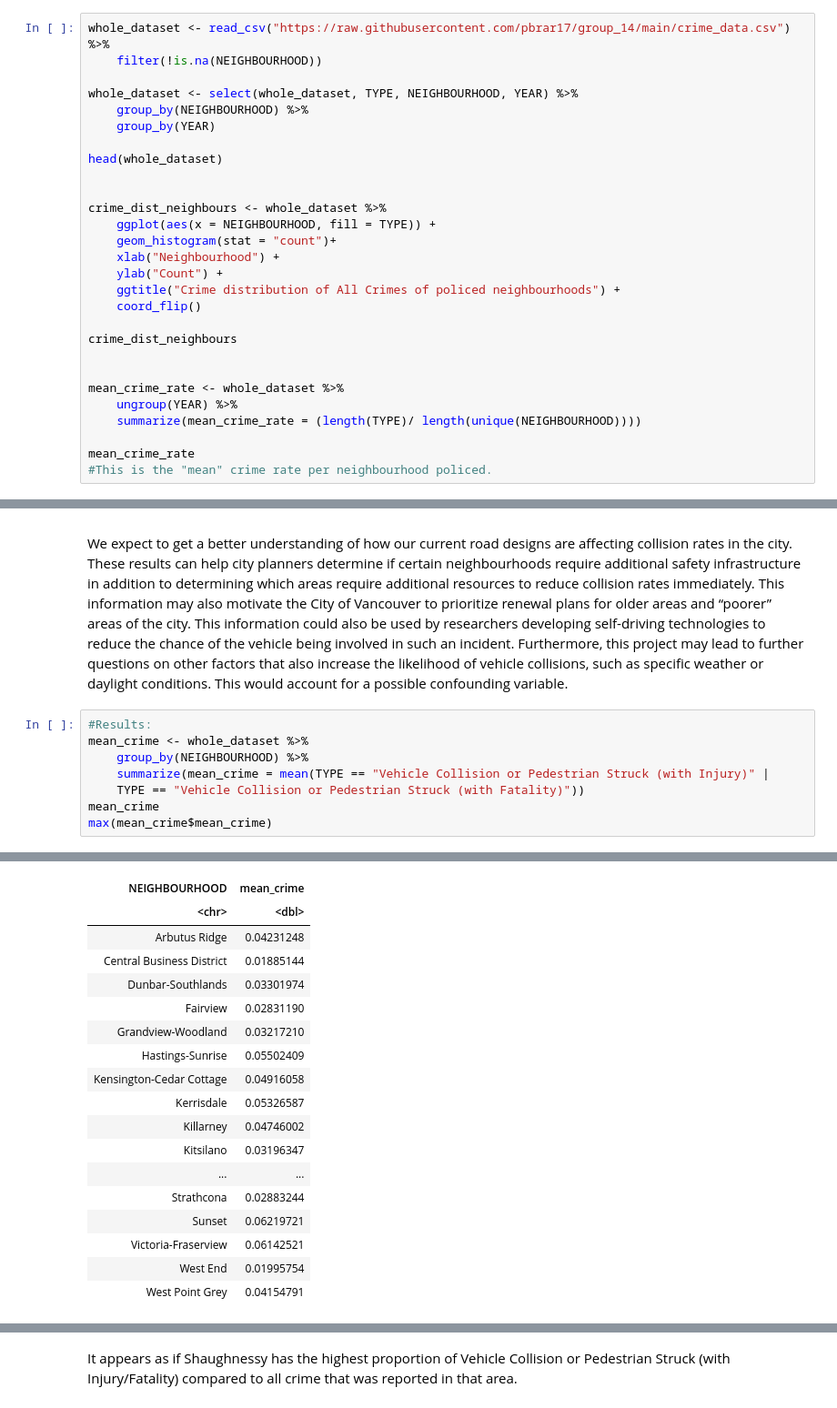
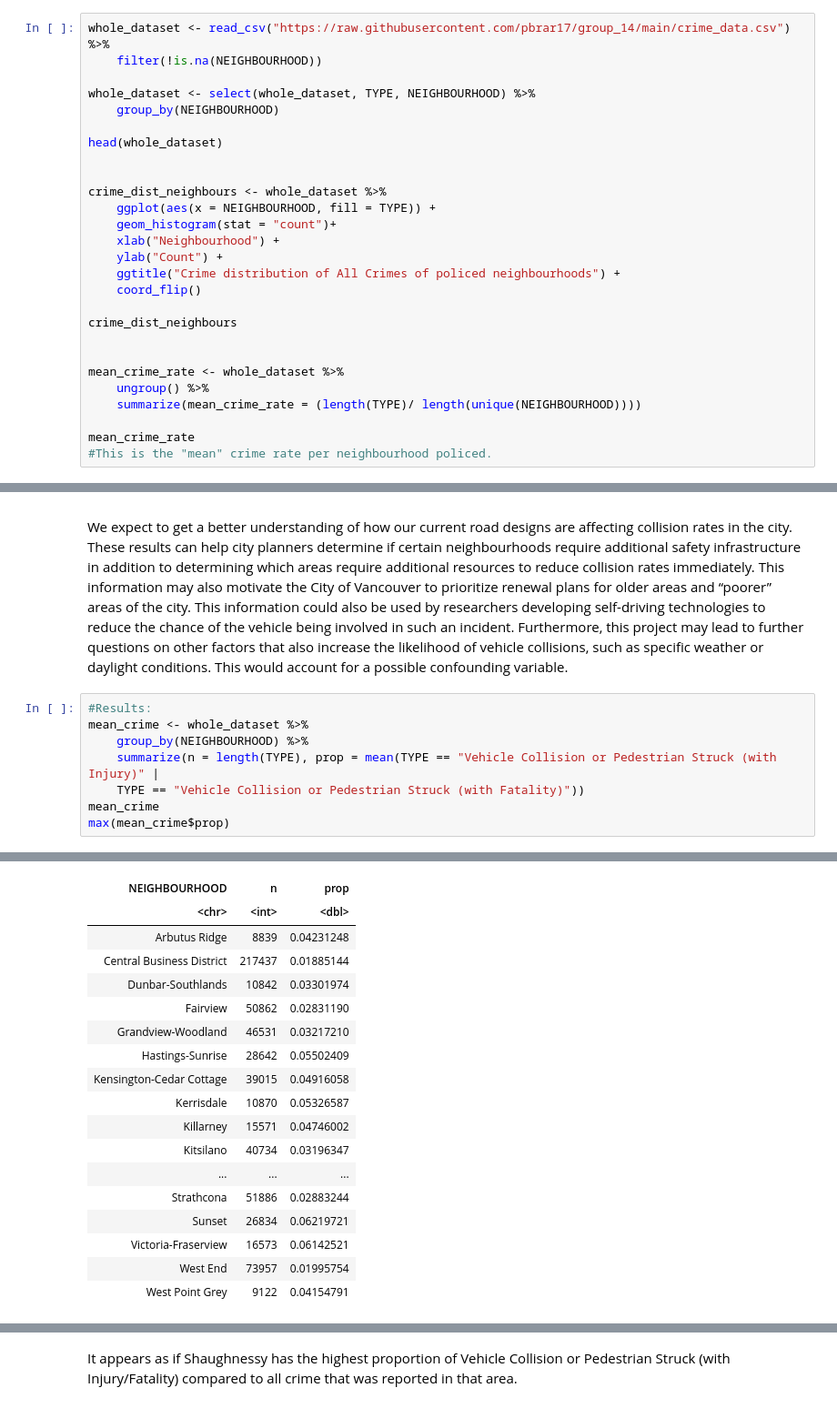
Before and after one commit to pbrar17/VPD-Crime-Analysis, a Jupyter notebook: 14.ipynb, the cells around one changed output, grey strips where cells are left out. Shown at 91% size. Cells and saved outputs as stored; diff of their text form.

```diff
--- a/14.ipynb
+++ b/14.ipynb
@@ -30,9 +20,8 @@ library(tidyverse)
 whole_dataset <- read_csv("https://raw.githubusercontent.com/pbrar17/group_14/main/crime_data.csv") %>%
     filter(!is.na(NEIGHBOURHOOD))
 
-whole_dataset <- select(whole_dataset, TYPE, NEIGHBOURHOOD, YEAR) %>%
-    group_by(NEIGHBOURHOOD) %>%
-    group_by(YEAR)
+whole_dataset <- select(whole_dataset, TYPE, NEIGHBOURHOOD) %>%
+    group_by(NEIGHBOURHOOD)
 
 head(whole_dataset)
 
@@ -49,7 +38,7 @@ crime_dist_neighbours
 
 
 mean_crime_rate <- whole_dataset %>%
-    ungroup(YEAR) %>%
+    ungroup() %>%
     summarize(mean_crime_rate = (length(TYPE)/ length(unique(NEIGHBOURHOOD))))
 
 mean_crime_rate
@@ -134,8 +122,8 @@ We expect to get a better understanding of how our current road designs are affe
 #Results:
 mean_crime <- whole_dataset %>%
     group_by(NEIGHBOURHOOD) %>%
-    summarize(mean_crime = mean(TYPE == "Vehicle Collision or Pedestrian Struck (with Injury)" |
+    summarize(n = length(TYPE), prop = mean(TYPE == "Vehicle Collision or Pedestrian Struck (with Injury)" |
     TYPE == "Vehicle Collision or Pedestrian Struck (with Fatality)"))
 mean_crime
-max(mean_crime$mean_crime)
+max(mean_crime$prop)
 # %% [output]
@@ -143,19 +131,19 @@ A tibble: 24 × 2
-| NEIGHBOURHOOD | mean_crime |
-| <chr> | <dbl> |
-| Arbutus Ridge | 0.04231248 |
-| Central Business District | 0.01885144 |
-| Dunbar-Southlands | 0.03301974 |
-| Fairview | 0.02831190 |
-| Grandview-Woodland | 0.03217210 |
-| Hastings-Sunrise | 0.05502409 |
-| Kensington-Cedar Cottage | 0.04916058 |
-| Kerrisdale | 0.05326587 |
-| Killarney | 0.04746002 |
-| Kitsilano | 0.03196347 |
-| ... | ... |
-| Strathcona | 0.02883244 |
-| Sunset | 0.06219721 |
-| Victoria-Fraserview | 0.06142521 |
-| West End | 0.01995754 |
-| West Point Grey | 0.04154791 |
+| NEIGHBOURHOOD | n | prop |
+| <chr> | <int> | <dbl> |
+| Arbutus Ridge | 8839 | 0.04231248 |
+| Central Business District | 217437 | 0.01885144 |
+| Dunbar-Southlands | 10842 | 0.03301974 |
+| Fairview | 50862 | 0.02831190 |
+| Grandview-Woodland | 46531 | 0.03217210 |
+| Hastings-Sunrise | 28642 | 0.05502409 |
+| Kensington-Cedar Cottage | 39015 | 0.04916058 |
+| Kerrisdale | 10870 | 0.05326587 |
+| Killarney | 15571 | 0.04746002 |
+| Kitsilano | 40734 | 0.03196347 |
+| ... | ... | ... |
+| Strathcona | 51886 | 0.02883244 |
+| Sunset | 26834 | 0.06219721 |
+| Victoria-Fraserview | 16573 | 0.06142521 |
+| West End | 73957 | 0.01995754 |
+| West Point Grey | 9122 | 0.04154791 |
 [1] 0.08699878
```
Also changed, not shown: parts of 7 cells of this notebook.
